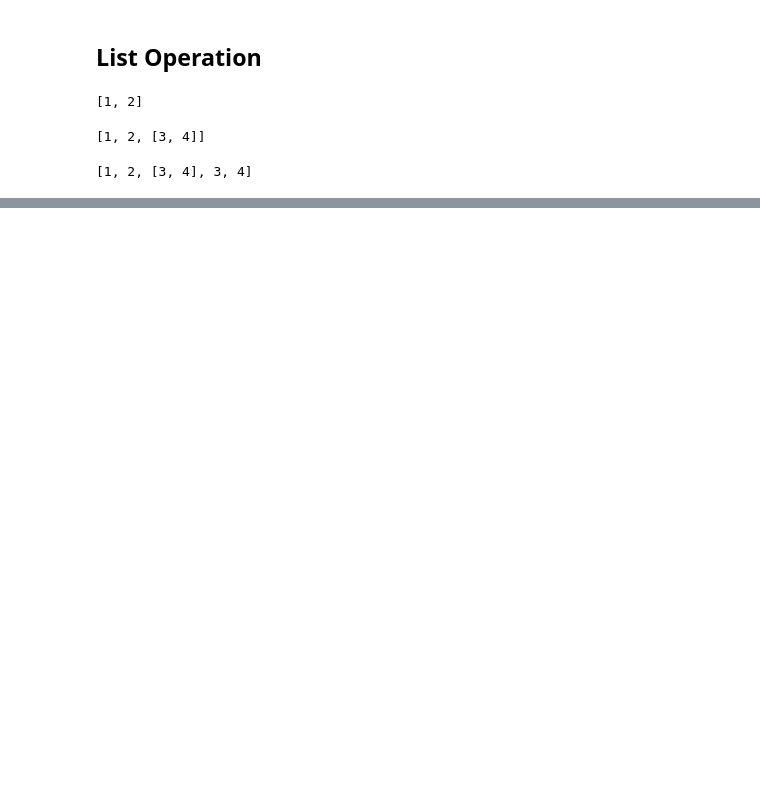
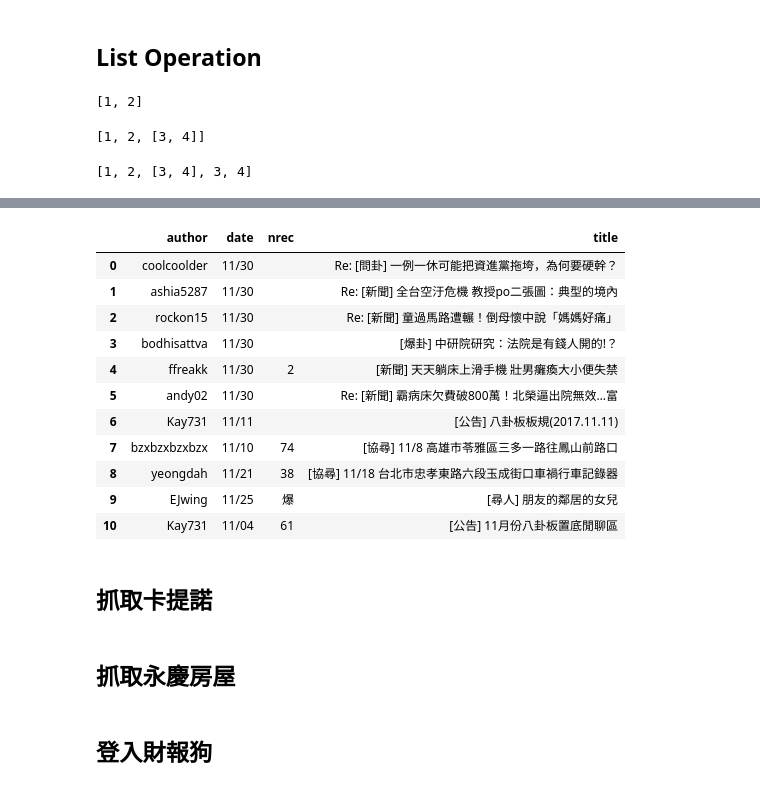
Before and after one commit to ywchiu/fuboni, a Jupyter notebook: Demo20171130.ipynb, the cells around one changed output, grey strips where cells are left out. Drawn from its saved outputs; the diff is of its cells as text; code cells hidden in the pictures; blank space fills up the shorter version.

```diff
--- a/Demo20171130.ipynb
+++ b/Demo20171130.ipynb
@@ -293,0 +333,37 @@ a
+# %%
+import requests
+from bs4 import BeautifulSoup
+cookies = {
+  'over18': '1'
+}
+res = requests.get('https://www.ptt.cc/bbs/Gossiping/index.html', cookies=cookies)
+soup = BeautifulSoup(res.text, 'html.parser')
+# %%
+ptt_ary = []
+for ent in soup.select('.r-ent'):
+    ptt_dic = {}
+    ptt_dic['title']  = ent.select('.title')[0].text.strip()
+    ptt_dic['author'] = ent.select('.author')[0].text.strip()
+    ptt_dic['date']   = ent.select('.date')[0].text.strip()
+    ptt_dic['nrec']   = ent.select('.nrec')[0].text.strip()
+    ptt_ary.append(ptt_dic)
+    #print('==========================================')
+# %%
+import pandas
+df = pandas.DataFrame(ptt_ary)
+df
+# %% [output]
+|  | author | date | nrec | title |
+| 0 | coolcoolder | 11/30 |  | Re: [問卦] 一例一休可能把資進黨拖垮，為何要硬幹？ |
+| 1 | ashia5287 | 11/30 |  | Re: [新聞] 全台空汙危機 教授po二張圖：典型的境內 |
+| 2 | rockon15 | 11/30 |  | Re: [新聞] 童過馬路遭輾！倒母懷中說「媽媽好痛」 |
+| 3 | bodhisattva | 11/30 |  | [爆卦] 中研院研究：法院是有錢人開的!？ |
+| 4 | ffreakk | 11/30 | 2 | [新聞] 天天躺床上滑手機 壯男癱瘓大小便失禁 |
+| 5 | andy02 | 11/30 |  | Re: [新聞] 霸病床欠費破800萬！北榮逼出院無效…富 |
+| 6 | Kay731 | 11/11 |  | [公告] 八卦板板規(2017.11.11) |
+| 7 | bzxbzxbzxbzx | 11/10 | 74 | [協尋] 11/8 高雄市苓雅區三多一路往鳳山前路口 |
+| 8 | yeongdah | 11/21 | 38 | [協尋] 11/18 台北市忠孝東路六段玉成街口車禍行車記錄器 |
+| 9 | EJwing | 11/25 | 爆 | [尋人] 朋友的鄰居的女兒 |
+| 10 | Kay731 | 11/04 | 61 | [公告] 11月份八卦板置底閒聊區 |
+# %% [markdown]
+## 抓取卡提諾
@@ -293,0 +377,2 @@ a
+# %% [markdown]
+## 抓取永慶房屋
@@ -293,0 +386,2 @@ a
+# %% [markdown]
+## 登入財報狗
```
Also changed, not shown: parts of 11 cells of this notebook.
